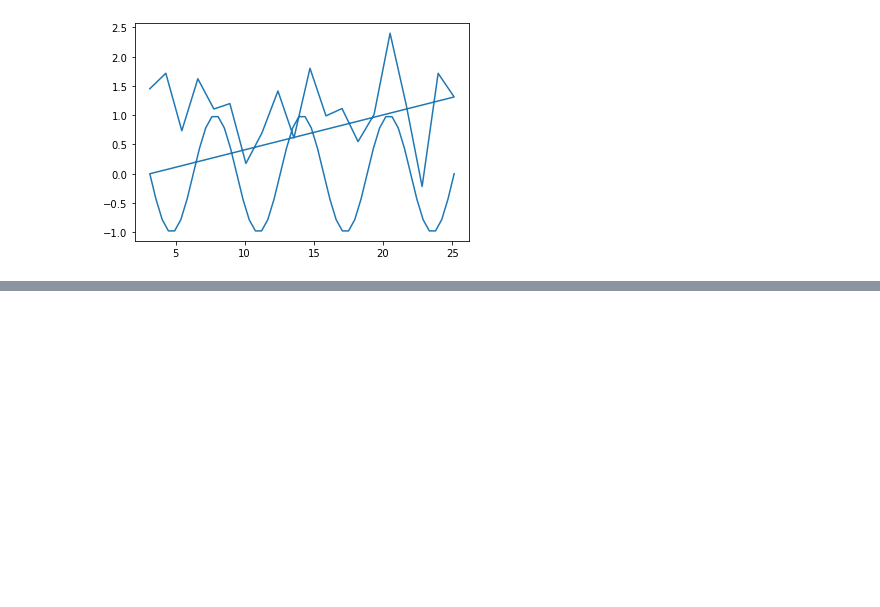
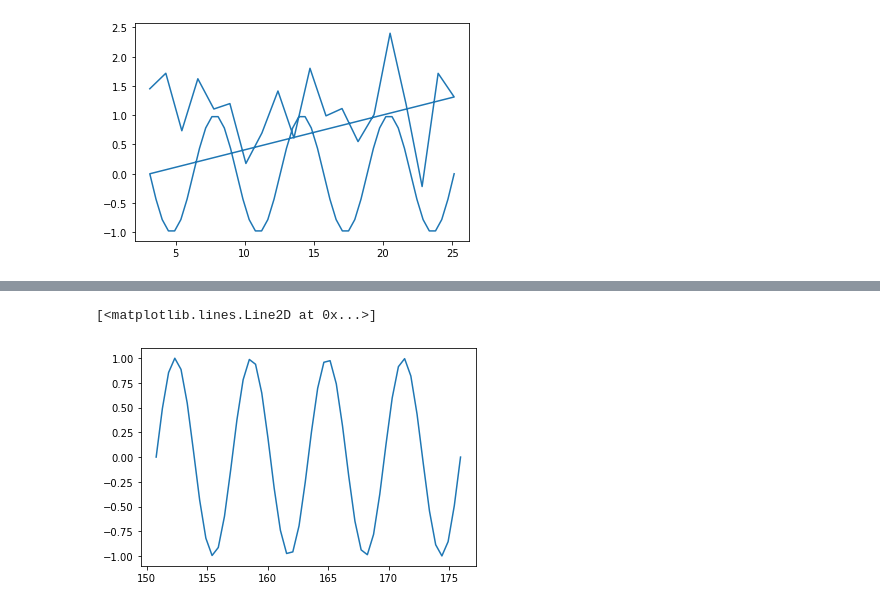
Before and after one commit to sen-pai/Sub-Sequence-Segmentation, a Jupyter notebook: plotting_curves.ipynb, the cells around one changed output, grey strips where cells are left out. Cells and saved outputs as stored; diff of their text form; code cells hidden in the pictures; blank space fills up the shorter version.

```diff
--- a/plotting_curves.ipynb
+++ b/plotting_curves.ipynb
@@ -72,0 +74,6 @@ plt.plot(x, y)
+# %%
+x, y = next(iter(c))
+plt.plot(x, y)
+# %% [output]
+[<matplotlib.lines.Line2D at 0x...>]
+[figure, added]
```
Also changed, not shown: parts of 6 cells of this notebook, 2 other files.
